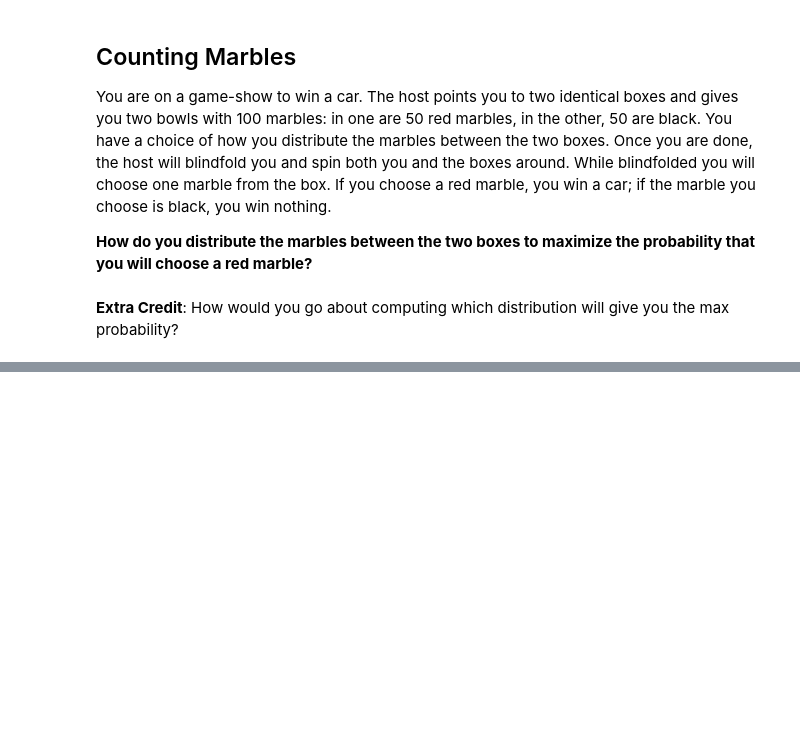
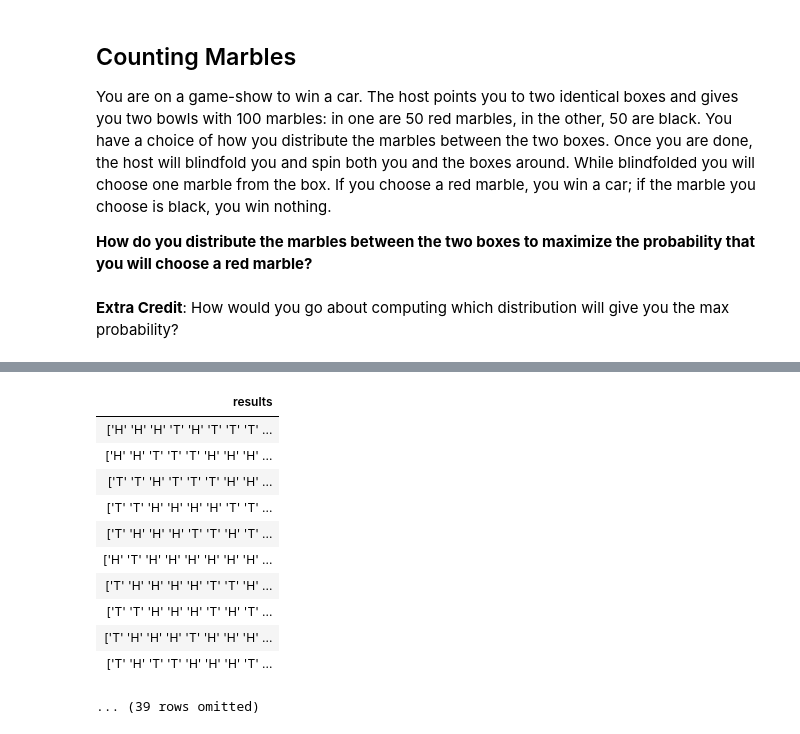
Before and after one commit to ucsb-int5-f18/int5-f18-notebooks, a Jupyter notebook: lab08/Lab08.ipynb, the cells around one changed output, grey strips where cells are left out. Drawn from its saved outputs; the diff is of its cells as text; code cells hidden in the pictures; blank space fills up the shorter version.

```diff
--- a/lab08/Lab08.ipynb
+++ b/lab08/Lab08.ipynb
@@ -386,0 +436,15 @@ prob_red = ...
+# %%
+coin_test.where('results', are.containing("'H' 'H' 'H'"))
+# %% [output]
+| results |
+| ['H' 'H' 'H' 'T' 'H' 'T' 'T' 'T' ... |
+| ['H' 'H' 'T' 'T' 'T' 'H' 'H' 'H' ... |
+| ['T' 'T' 'H' 'T' 'T' 'T' 'H' 'H' ... |
+| ['T' 'T' 'H' 'H' 'H' 'H' 'T' 'T' ... |
+| ['T' 'H' 'H' 'H' 'T' 'T' 'H' 'T' ... |
+| ['H' 'T' 'H' 'H' 'H' 'H' 'H' 'H' ... |
+| ['T' 'H' 'H' 'H' 'H' 'T' 'T' 'H' ... |
+| ['T' 'T' 'H' 'H' 'H' 'T' 'H' 'T' ... |
+| ['T' 'H' 'H' 'H' 'T' 'H' 'H' 'H' ... |
+| ['T' 'H' 'T' 'T' 'H' 'H' 'H' 'T' ... |
+... (39 rows omitted)
```
Also changed, not shown: parts of 8 cells of this notebook.
